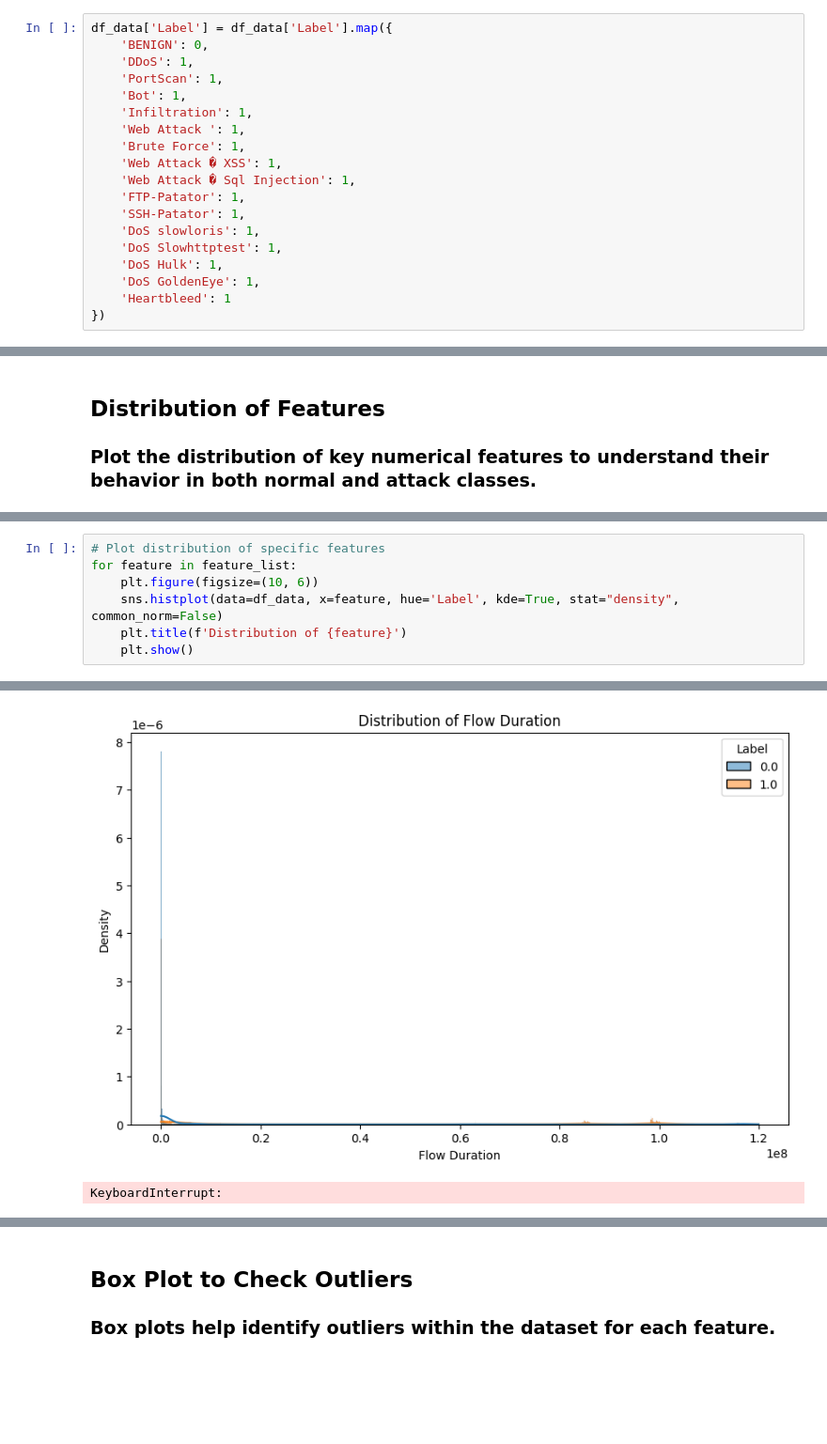
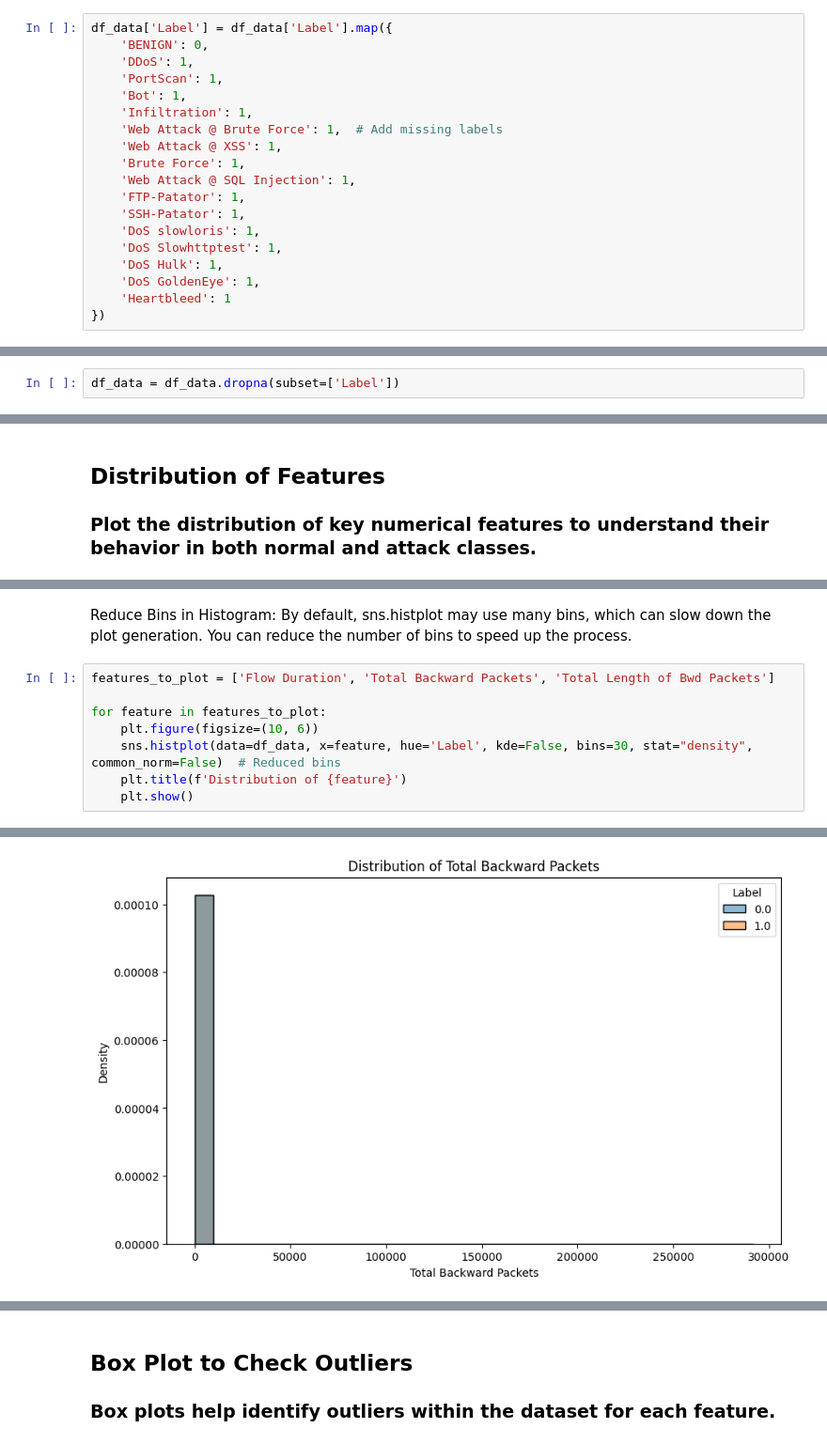
Before and after one commit to asmaemou/Capstone_Notebook, a Jupyter notebook: CIC_Notebook.ipynb, the cells around one changed output, grey strips where cells are left out. Shown at 94% size. Saved outputs shown, nothing was run; the diff lists cells and outputs as text; blank space fills up the shorter version.

```diff
--- a/CIC_Notebook.ipynb
+++ b/CIC_Notebook.ipynb
@@ -339,10 +368,10 @@ df_data['Label'] = df_data['Label'].map({
     'PortScan': 1,
     'Bot': 1,
     'Infiltration': 1,
-    'Web Attack ': 1,
+    'Web Attack @ Brute Force': 1,  # Add missing labels
+    'Web Attack @ XSS': 1,
     'Brute Force': 1,
-    'Web Attack � XSS': 1,
-    'Web Attack � Sql Injection': 1,
+    'Web Attack @ SQL Injection': 1,
     'FTP-Patator': 1,
     'SSH-Patator': 1,
     'DoS slowloris': 1,
@@ -359,0 +383,2 @@ plt.show()
+# %%
+df_data = df_data.dropna(subset=['Label'])
@@ -455,11 +555,15 @@ feature_list = df_data.columns.tolist()
 print(feature_list)
 # %% [output]
 ['Destination Port', 'Flow Duration', 'Total Fwd Packets', 'Total Backward Packets', 'Total Length of Fwd Packets', 'Total Length of Bwd Packets', 'Fwd Packet Length Max', 'Fwd Packet Length Min', 'Fw ...
+# %% [markdown]
+Reduce Bins in Histogram:
+By default, sns.histplot may use many bins, which can slow down the plot generation. You can reduce the number of bins to speed up the process.
 # %%
-# Plot distribution of specific features
-for feature in feature_list:
+features_to_plot = ['Flow Duration', 'Total Backward Packets', 'Total Length of Bwd Packets']
+
+for feature in features_to_plot:
     plt.figure(figsize=(10, 6))
-    sns.histplot(data=df_data, x=feature, hue='Label', kde=True, stat="density", common_norm=False)
+    sns.histplot(data=df_data, x=feature, hue='Label', kde=False, bins=30, stat="density", common_norm=False)  # Reduced bins
     plt.title(f'Distribution of {feature}')
     plt.show()
 # %% [output]
@@ -467,2 +571 @@ for feature in feature_list:
-[figure, old version]
+[figure, new version]
-KeyboardInterrupt:
```
Also changed, not shown: parts of 63 cells of this notebook.
